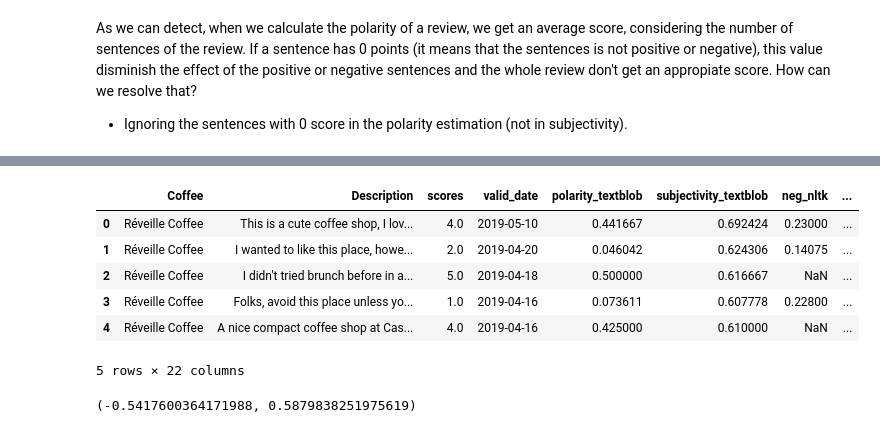
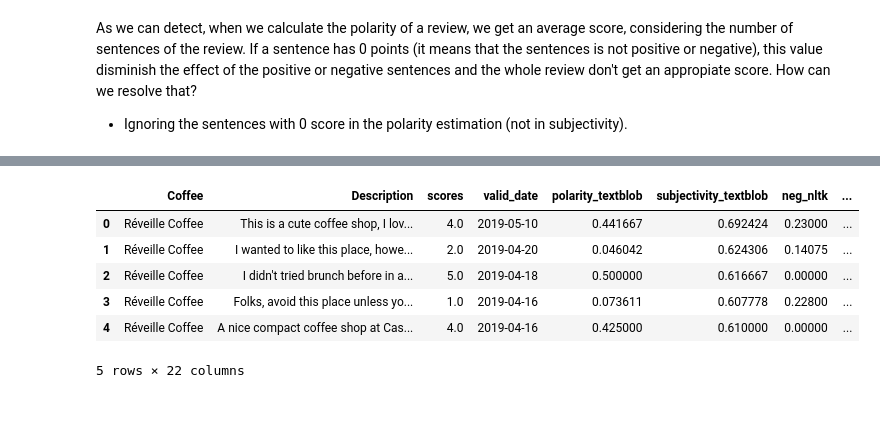
Before and after one commit to Daesparz/Capstone1, a Jupyter notebook: Data_Analysis/Extension_Exploratory_Data_Analysis.ipynb, the cells around one changed output, grey strips where cells are left out. Drawn from its saved outputs; the diff is of its cells as text; code cells hidden in the pictures.

```diff
--- a/Data_Analysis/Extension_Exploratory_Data_Analysis.ipynb
+++ b/Data_Analysis/Extension_Exploratory_Data_Analysis.ipynb
@@ -357,9 +408,9 @@ df_reviews_correct_polarity = df_reviews.copy()
 # %%
 df = df_review_sentences[np.abs(df_review_sentences.polarity_textblob) > 0.1]
-df_reviews_correct_polarity['polarity_textblob'] = df.groupby('id').polarity_textblob.mean()
+df_Reviews['polarity_textblob'] = df.groupby('id').polarity_textblob.mean()
 # %%
 df = df_review_sentences[df_review_sentences.neg_nltk > 0.1]
-df_reviews_correct_polarity['neg_nltk'] = df.groupby('id').neg_nltk.mean()
+df_Reviews['neg_nltk'] = df.groupby('id').neg_nltk.mean()
 # %%
 df = df_review_sentences[df_review_sentences.pos_nltk > 0.1]
-df_reviews_correct_polarity['pos_nltk'] = df.groupby('id').pos_nltk.mean()
+df_Reviews['pos_nltk'] = df.groupby('id').pos_nltk.mean()
@@ -366,24 +437,12 @@ df_reviews_correct_polarity['pos_nltk'] = df.groupby('id').pos_nltk.mean()
+# %%
+df_Reviews.fillna(0, inplace=True)
 # %%
-df_reviews_correct_polarity.head()
+df_Reviews.head()
 # %% [output]
 |  | Coffee | Description | scores | valid_date | polarity_textblob | subjectivity_textblob | neg_nltk | ... |
 | 0 | Réveille Coffee | This is a cute coffee shop, I lov... | 4.0 | 2019-05-10 | 0.441667 | 0.692424 | 0.23000 | ... |
 | 1 | Réveille Coffee | I wanted to like this place, howe... | 2.0 | 2019-04-20 | 0.046042 | 0.624306 | 0.14075 | ... |
-| 2 | Réveille Coffee | I didn't tried brunch before in a... | 5.0 | 2019-04-18 | 0.500000 | 0.616667 | NaN | ... |
+| 2 | Réveille Coffee | I didn't tried brunch before in a... | 5.0 | 2019-04-18 | 0.500000 | 0.616667 | 0.00000 | ... |
 | 3 | Réveille Coffee | Folks, avoid this place unless yo... | 1.0 | 2019-04-16 | 0.073611 | 0.607778 | 0.22800 | ... |
-| 4 | Réveille Coffee | A nice compact coffee shop at Cas... | 4.0 | 2019-04-16 | 0.425000 | 0.610000 | NaN | ... |
+| 4 | Réveille Coffee | A nice compact coffee shop at Cas... | 4.0 | 2019-04-16 | 0.425000 | 0.610000 | 0.00000 | ... |
 5 rows × 22 columns
-# %%
-from statsmodels.sandbox.stats.runs import runstest_1samp
-
-runstest_1samp(x=df_reviews_correct_polarity.ari)
-
-# Returns
-# -------
-# z_stat : float
-# test statistic, asymptotically normally distributed
-# p-value : float
-# p-value, reject the null hypothesis if it is below an type 1 error
-# level, alpha .
-# %% [output]
-(-0.5417600364171988, 0.5879838251975619)
```
Also changed, not shown: parts of 21 cells of this notebook.
